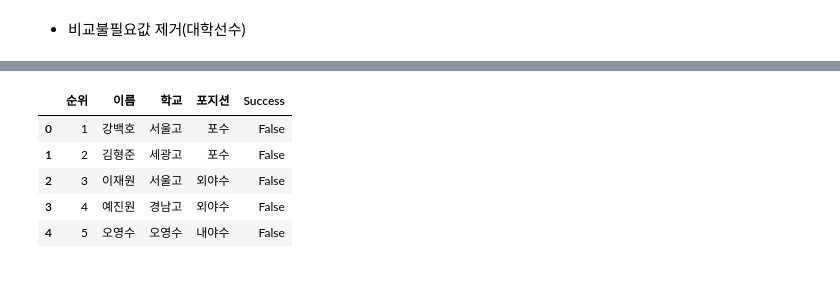
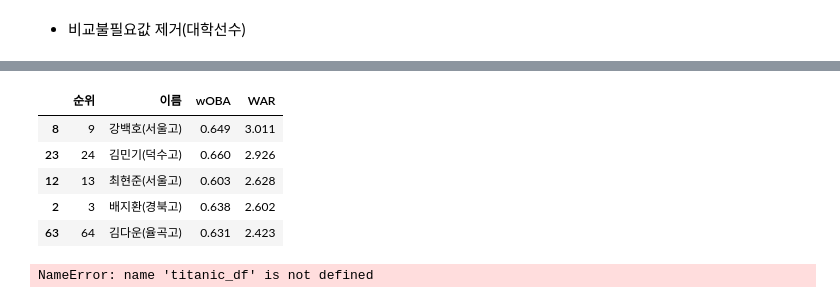
Before and after one commit to hakkoma/KBO_Mock_Draft_Simulator, a Jupyter notebook: mock_draft.ipynb, the cells around one changed output, grey strips where cells are left out. Saved outputs shown, nothing was run; the diff lists cells and outputs as text; code cells hidden in the pictures.

```diff
--- a/mock_draft.ipynb
+++ b/mock_draft.ipynb
@@ -349,13 +364,21 @@ df_pc.shape
+# %%
+hitter = hitter.drop(['경기', '타율', '타석', '타수', '안타', '단타', '2루타', '3루타', '홈런','타점', '득점', '사사구', '삼진', '출루율','장타율','도루','lgwOBA'], axis=1)
+
+hitter['학교'] = hitter['이름'] -
+# %% [output]
+|  | 순위 | 이름 | wOBA | WAR |
+| 8 | 9 | 강백호(서울고) | 0.649 | 3.011 |
+| 23 | 24 | 김민기(덕수고) | 0.660 | 2.926 |
+| 12 | 13 | 최현준(서울고) | 0.603 | 2.628 |
+| 2 | 3 | 배지환(경북고) | 0.638 | 2.602 |
+| 63 | 64 | 김다운(율곡고) | 0.631 | 2.423 |
+# %%
+titanic_df = titanic_df.drop(['PassengerId','Name','Ticket'], axis=1)
+# %% [output]
+NameError: name 'titanic_df' is not defined
 # %%
 df_ht['Success'] = df_ht['이름'].isin(hitter['이름']).astype(str)
 df_ht.head()
-# %% [output]
-|  | 순위 | 이름 | 학교 | 포지션 | Success |
-| 0 | 1 | 강백호 | 서울고 | 포수 | False |
-| 1 | 2 | 김형준 | 세광고 | 포수 | False |
-| 2 | 3 | 이재원 | 서울고 | 외야수 | False |
-| 3 | 4 | 예진원 | 경남고 | 외야수 | False |
-| 4 | 5 | 오영수 | 오영수 | 내야수 | False |
 # %%
 df_pc['Success'] = df_pc['이름'].isin(pitcher['이름']).astype(str)
 df_pc.head()
```
Also changed, not shown: parts of 6 cells of this notebook.
